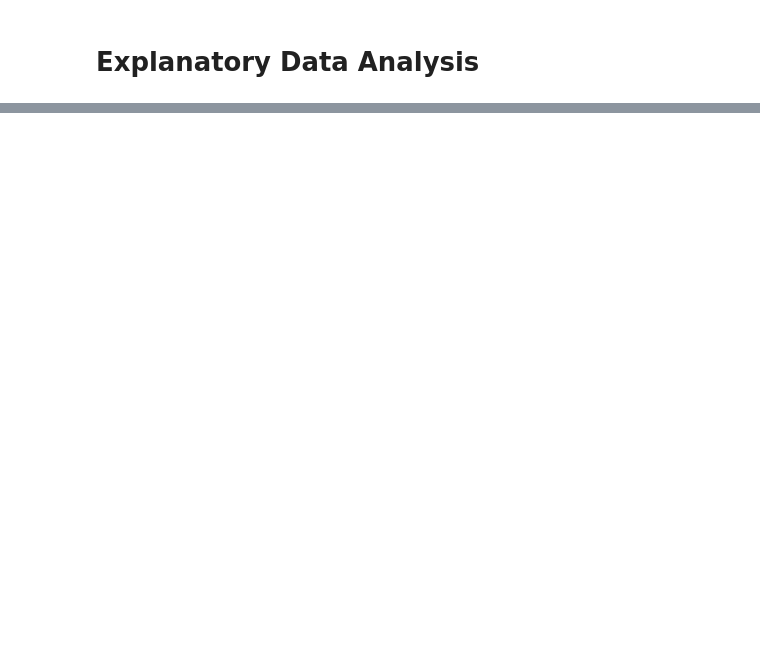
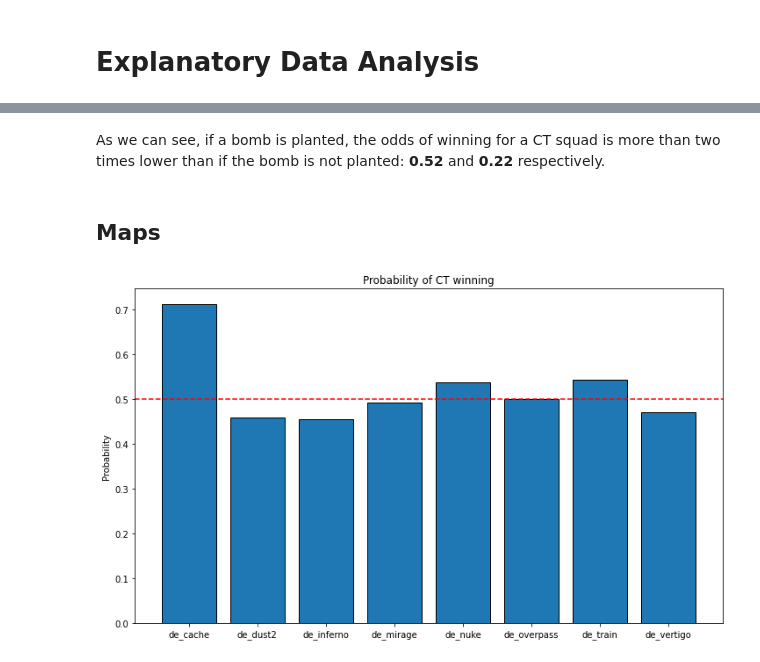
Before and after one commit to Eligijus112/api-book, a Jupyter notebook: api-book/chapter-1-intro/machine-learning-model.ipynb, the cells around one changed output, grey strips where cells are left out. Saved outputs shown, nothing was run; the diff lists cells and outputs as text; code cells hidden in the pictures; blank space fills up the shorter version.

```diff
--- a/api-book/chapter-1-intro/machine-learning-model.ipynb
+++ b/api-book/chapter-1-intro/machine-learning-model.ipynb
@@ -118,0 +186,25 @@ d['Y'] = [1 if x == 'CT' else 0 for x in d['round_winner']]
+# %% [markdown]
+As we can see, if a bomb is planted, the odds of winning for a CT squad is more than two times lower than if the bomb is not planted: **0.52** and **0.22** respectively.
+# %% [markdown]
+## Maps
+# %%
+# Calculating the probability of winning when a bomb is planted
+prob_w = d.groupby(['map'])['Y'].agg(['sum', 'size'])
+prob_w['prob_of_win_CT'] = prob_w['sum'] / prob_w['size']
+
+# Adding a custom index
+#prob_w.index = ['bomb not planted', 'bomb planted']
+
+# Ploting the results
+plt.figure(figsize=(12, 7))
+plt.bar(
+    prob_w.index,
+    prob_w['prob_of_win_CT'],
+    edgecolor='black'
+)
+plt.title("Probability of CT winning")
+plt.ylabel("Probability")
+plt.axhline(y=0.5, color='r', linestyle='--')
+plt.show()
+# %% [output]
+[figure, added]
```
Also changed, not shown: parts of 23 cells of this notebook, 3 other files.
